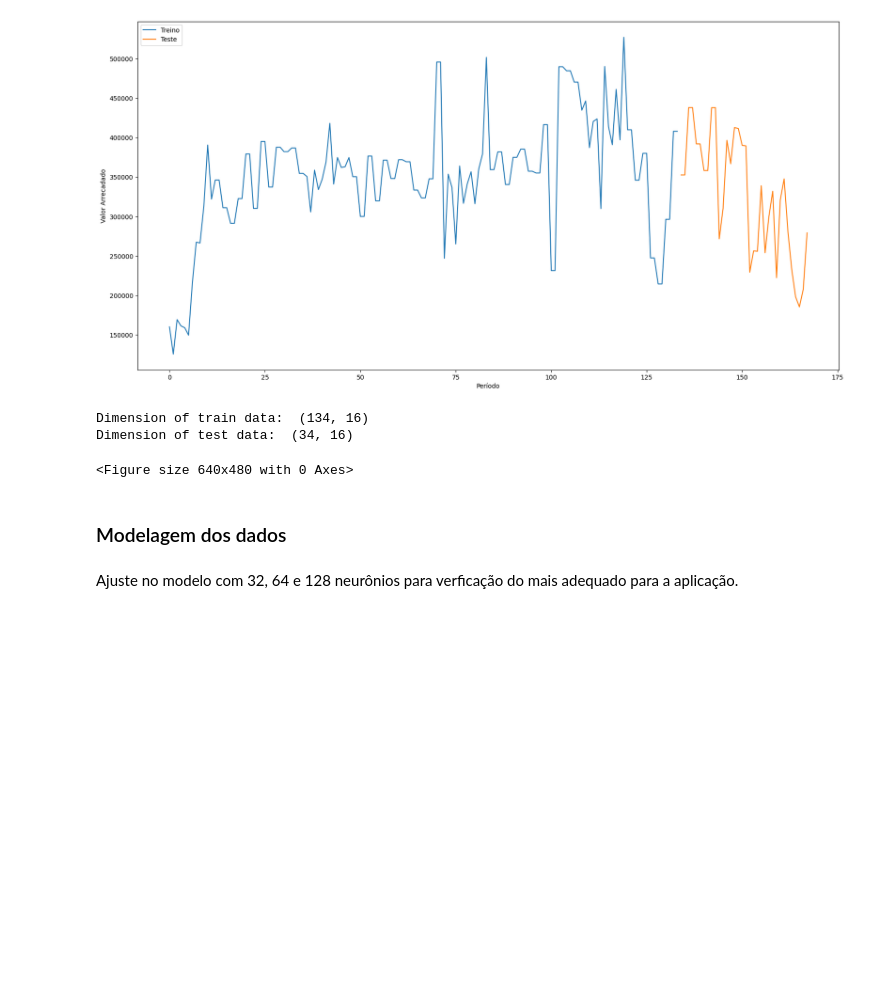
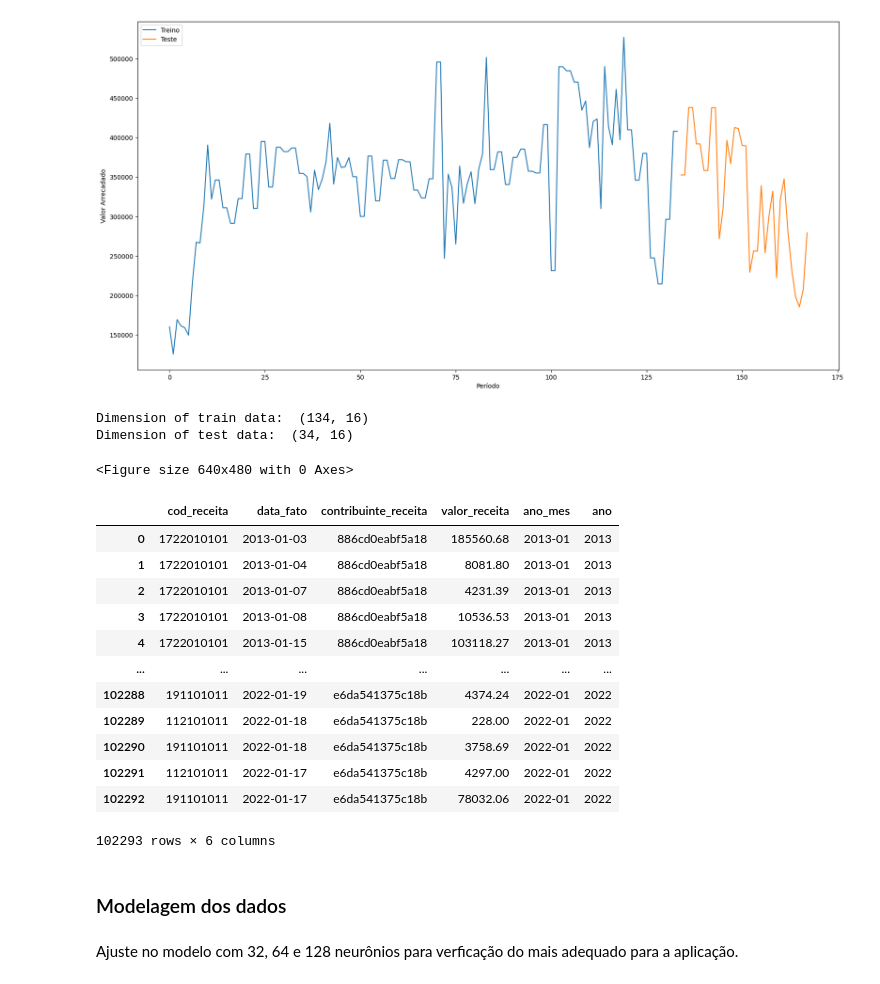
Before and after one commit to AllysonAbreu/neural_network_studies, a Jupyter notebook: notebooks/v2/rede_neural_dados_nuvem.ipynb, the cells around one changed output. Cells and saved outputs as stored; diff of their text form; code cells hidden in the pictures; blank space fills up the shorter version.

```diff
--- a/notebooks/v2/rede_neural_dados_nuvem.ipynb
+++ b/notebooks/v2/rede_neural_dados_nuvem.ipynb
@@ -477,3 +477,19 @@ plot_series_data(df_receitas_agrupado, 'valor_receita')
 Dimension of train data:  (134, 16)
 Dimension of test data:  (34, 16)
 <Figure size 640x480 with 0 Axes>
+# %%
+df_receitas_com_outliers
+# %% [output]
+|  | cod_receita | data_fato | contribuinte_receita | valor_receita | ano_mes | ano |
+| 0 | 1722010101 | 2013-01-03 | 886cd0eabf5a18 | 185560.68 | 2013-01 | 2013 |
+| 1 | 1722010101 | 2013-01-04 | 886cd0eabf5a18 | 8081.80 | 2013-01 | 2013 |
+| 2 | 1722010101 | 2013-01-07 | 886cd0eabf5a18 | 4231.39 | 2013-01 | 2013 |
+| 3 | 1722010101 | 2013-01-08 | 886cd0eabf5a18 | 10536.53 | 2013-01 | 2013 |
+| 4 | 1722010101 | 2013-01-15 | 886cd0eabf5a18 | 103118.27 | 2013-01 | 2013 |
+| ... | ... | ... | ... | ... | ... | ... |
+| 102288 | 191101011 | 2022-01-19 | e6da541375c18b | 4374.24 | 2022-01 | 2022 |
+| 102289 | 112101011 | 2022-01-18 | e6da541375c18b | 228.00 | 2022-01 | 2022 |
+| 102290 | 191101011 | 2022-01-18 | e6da541375c18b | 3758.69 | 2022-01 | 2022 |
+| 102291 | 112101011 | 2022-01-17 | e6da541375c18b | 4297.00 | 2022-01 | 2022 |
+| 102292 | 191101011 | 2022-01-17 | e6da541375c18b | 78032.06 | 2022-01 | 2022 |
+102293 rows × 6 columns
```
Also changed, not shown: parts of 4 cells of this notebook, 1 other file.
